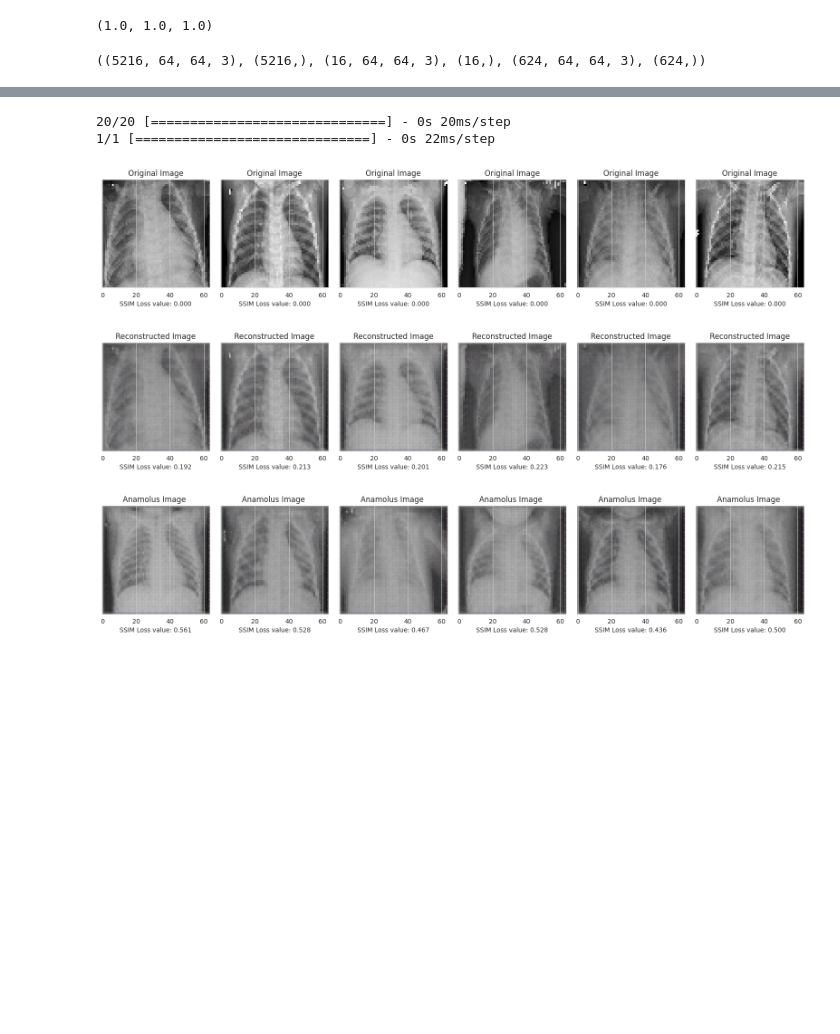
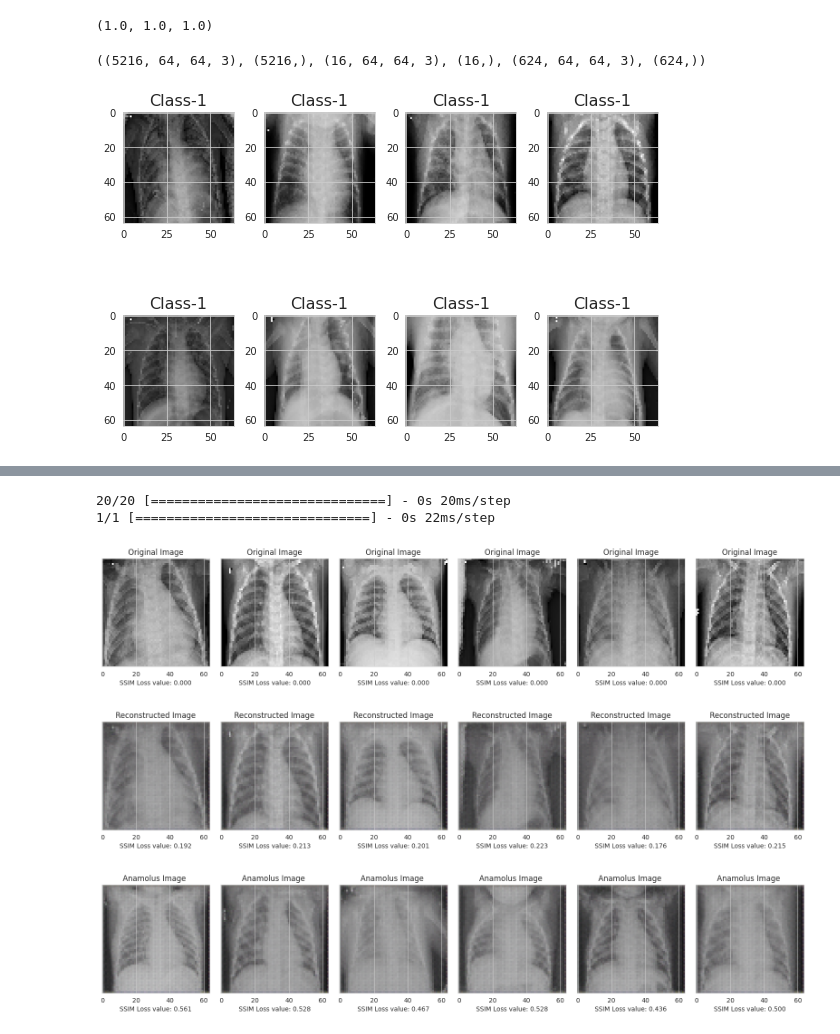
Before and after one commit to krzysiekniburski/SWA, a Jupyter notebook: notebooks/AID/pneumonia_ssim.ipynb, the cells around one changed output, grey strips where cells are left out. Saved outputs shown, nothing was run; the diff lists cells and outputs as text; code cells hidden in the pictures; blank space fills up the shorter version.

```diff
--- a/notebooks/AID/pneumonia_ssim.ipynb
+++ b/notebooks/AID/pneumonia_ssim.ipynb
@@ -143,5 +148,9 @@ np.max(x_train), np.max(x_val), np.max(x_test)
 x_train.shape, y_train.shape, x_val.shape, y_val.shape, x_test.shape, y_test.shape
 # %% [output]
 ((5216, 64, 64, 3), (5216,), (16, 64, 64, 3), (16,), (624, 64, 64, 3), (624,))
+# %%
+display_images(x_train, y_train, figure_row=2, figure_cols=4)
+# %% [output]
+[figure, added]
 # %%
 # Create the Encoder and Decoder#pass the gray scale input image of size(28,28,1)
```
Also changed, not shown: parts of 18 cells of this notebook, 10 other files.
